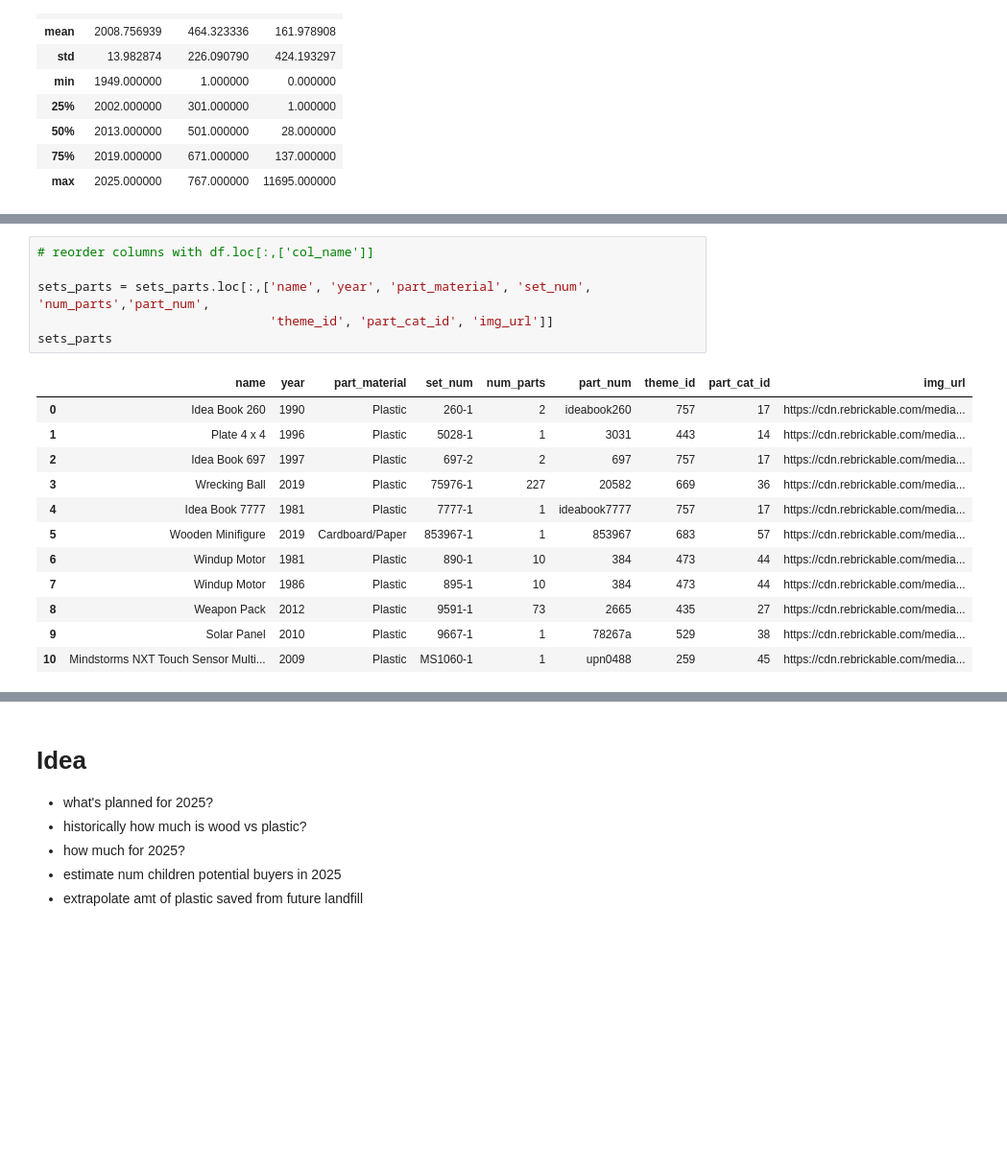
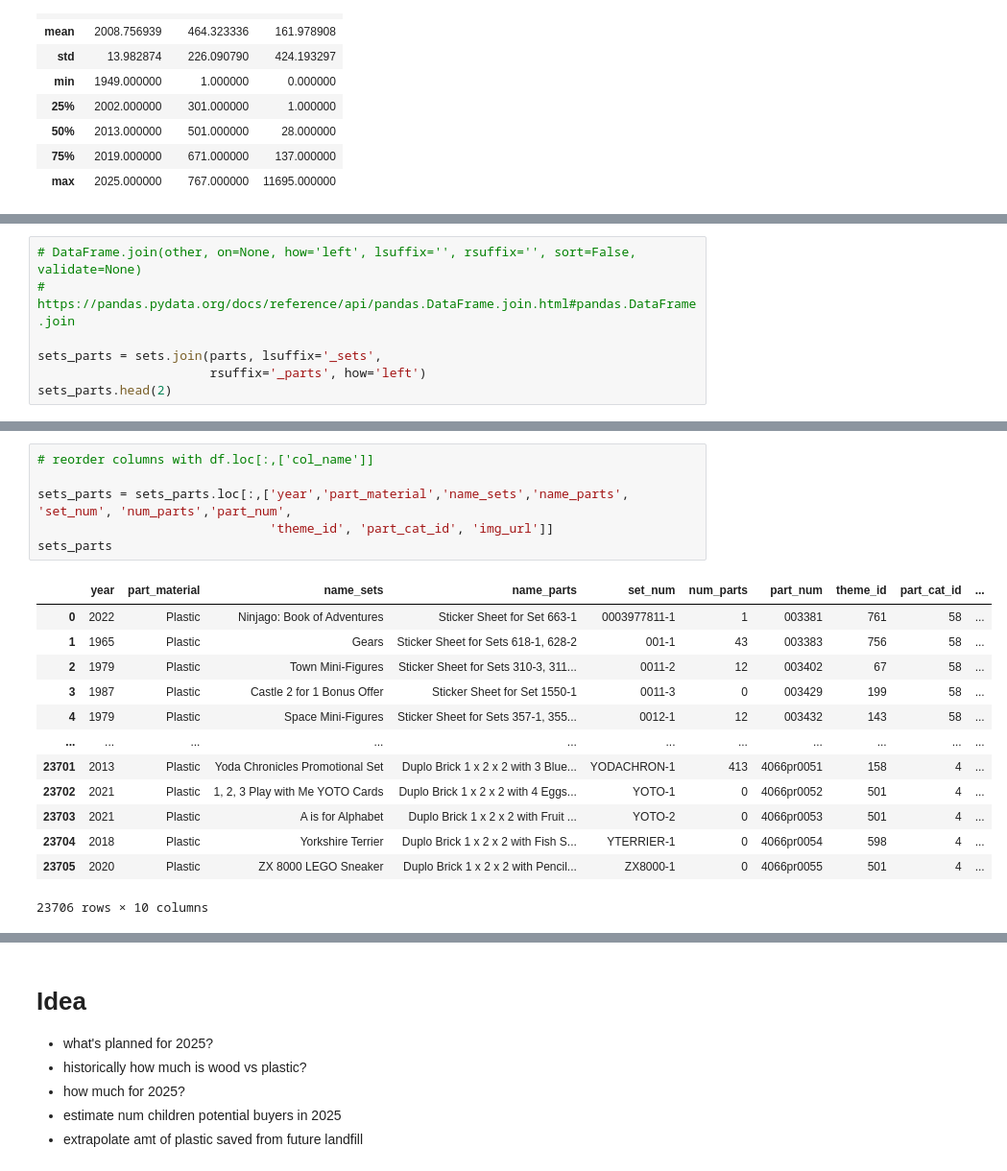
Before and after one commit to slp22/portfolio, a Jupyter notebook: lego_eda.ipynb, the cells around one changed output, grey strips where cells are left out. Shown at 96% size. Drawn from its saved outputs; the diff is of its cells as text; blank space fills up the shorter version.

Commit message:
join dfs on left

```diff
--- a/lego_eda.ipynb
+++ b/lego_eda.ipynb
@@ -253,0 +166,7 @@ sets_parts.head(2)
+# %%
+# DataFrame.join(other, on=None, how='left', lsuffix='', rsuffix='', sort=False, validate=None)
+# https://pandas.pydata.org/docs/reference/api/pandas.DataFrame.join.html#pandas.DataFrame.join
+
+sets_parts = sets.join(parts, lsuffix='_sets',
+                       rsuffix='_parts', how='left')
+sets_parts.head(2)
@@ -254,19 +191,20 @@ sets_parts.head(2)
 # %%
 # reorder columns with df.loc[:,['col_name']]
 
-sets_parts = sets_parts.loc[:,['name', 'year', 'part_material', 'set_num', 'num_parts','part_num',
+sets_parts = sets_parts.loc[:,['year','part_material','name_sets','name_parts',   'set_num', 'num_parts','part_num',
                                'theme_id', 'part_cat_id', 'img_url']]
 sets_parts
 # %% [output]
-|  | name | year | part_material | set_num | num_parts | part_num | theme_id | part_cat_id | img_url |
-| 0 | Idea Book 260 | 1990 | Plastic | 260-1 | 2 | ideabook260 | 757 | 17 | https://cdn.rebrickable.com/media... |
-| 1 | Plate 4 x 4 | 1996 | Plastic | 5028-1 | 1 | 3031 | 443 | 14 | https://cdn.rebrickable.com/media... |
-| 2 | Idea Book 697 | 1997 | Plastic | 697-2 | 2 | 697 | 757 | 17 | https://cdn.rebrickable.com/media... |
-| 3 | Wrecking Ball | 2019 | Plastic | 75976-1 | 227 | 20582 | 669 | 36 | https://cdn.rebrickable.com/media... |
-| 4 | Idea Book 7777 | 1981 | Plastic | 7777-1 | 1 | ideabook7777 | 757 | 17 | https://cdn.rebrickable.com/media... |
-| 5 | Wooden Minifigure | 2019 | Cardboard/Paper | 853967-1 | 1 | 853967 | 683 | 57 | https://cdn.rebrickable.com/media... |
-| 6 | Windup Motor | 1981 | Plastic | 890-1 | 10 | 384 | 473 | 44 | https://cdn.rebrickable.com/media... |
-| 7 | Windup Motor | 1986 | Plastic | 895-1 | 10 | 384 | 473 | 44 | https://cdn.rebrickable.com/media... |
-| 8 | Weapon Pack | 2012 | Plastic | 9591-1 | 73 | 2665 | 435 | 27 | https://cdn.rebrickable.com/media... |
-| 9 | Solar Panel | 2010 | Plastic | 9667-1 | 1 | 78267a | 529 | 38 | https://cdn.rebrickable.com/media... |
-| 10 | Mindstorms NXT Touch Sensor Multi... | 2009 | Plastic | MS1060-1 | 1 | upn0488 | 259 | 45 | https://cdn.rebrickable.com/media... |
+|  | year | part_material | name_sets | name_parts | set_num | num_parts | part_num | theme_id | part_cat_id | ... |
+| 0 | 2022 | Plastic | Ninjago: Book of Adventures | Sticker Sheet for Set 663-1 | 0003977811-1 | 1 | 003381 | 761 | 58 | ... |
+| 1 | 1965 | Plastic | Gears | Sticker Sheet for Sets 618-1, 628-2 | 001-1 | 43 | 003383 | 756 | 58 | ... |
+| 2 | 1979 | Plastic | Town Mini-Figures | Sticker Sheet for Sets 310-3, 311... | 0011-2 | 12 | 003402 | 67 | 58 | ... |
+| 3 | 1987 | Plastic | Castle 2 for 1 Bonus Offer | Sticker Sheet for Set 1550-1 | 0011-3 | 0 | 003429 | 199 | 58 | ... |
+| 4 | 1979 | Plastic | Space Mini-Figures | Sticker Sheet for Sets 357-1, 355... | 0012-1 | 12 | 003432 | 143 | 58 | ... |
+| ... | ... | ... | ... | ... | ... | ... | ... | ... | ... | ... |
+| 23701 | 2013 | Plastic | Yoda Chronicles Promotional Set | Duplo Brick 1 x 2 x 2 with 3 Blue... | YODACHRON-1 | 413 | 4066pr0051 | 158 | 4 | ... |
+| 23702 | 2021 | Plastic | 1, 2, 3 Play with Me YOTO Cards | Duplo Brick 1 x 2 x 2 with 4 Eggs... | YOTO-1 | 0 | 4066pr0052 | 501 | 4 | ... |
+| 23703 | 2021 | Plastic | A is for Alphabet | Duplo Brick 1 x 2 x 2 with Fruit ... | YOTO-2 | 0 | 4066pr0053 | 501 | 4 | ... |
+| 23704 | 2018 | Plastic | Yorkshire Terrier | Duplo Brick 1 x 2 x 2 with Fish S... | YTERRIER-1 | 0 | 4066pr0054 | 598 | 4 | ... |
+| 23705 | 2020 | Plastic | ZX 8000 LEGO Sneaker | Duplo Brick 1 x 2 x 2 with Pencil... | ZX8000-1 | 0 | 4066pr0055 | 501 | 4 | ... |
+23706 rows × 10 columns
```
Also changed, not shown: parts of 26 cells of this notebook.
